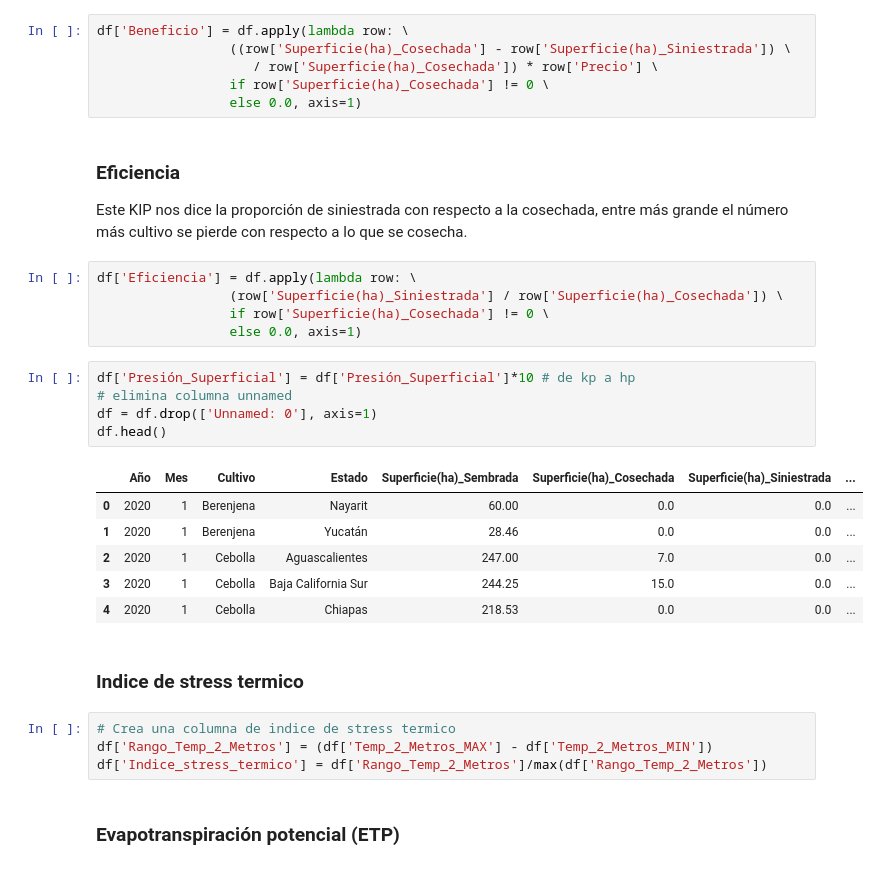
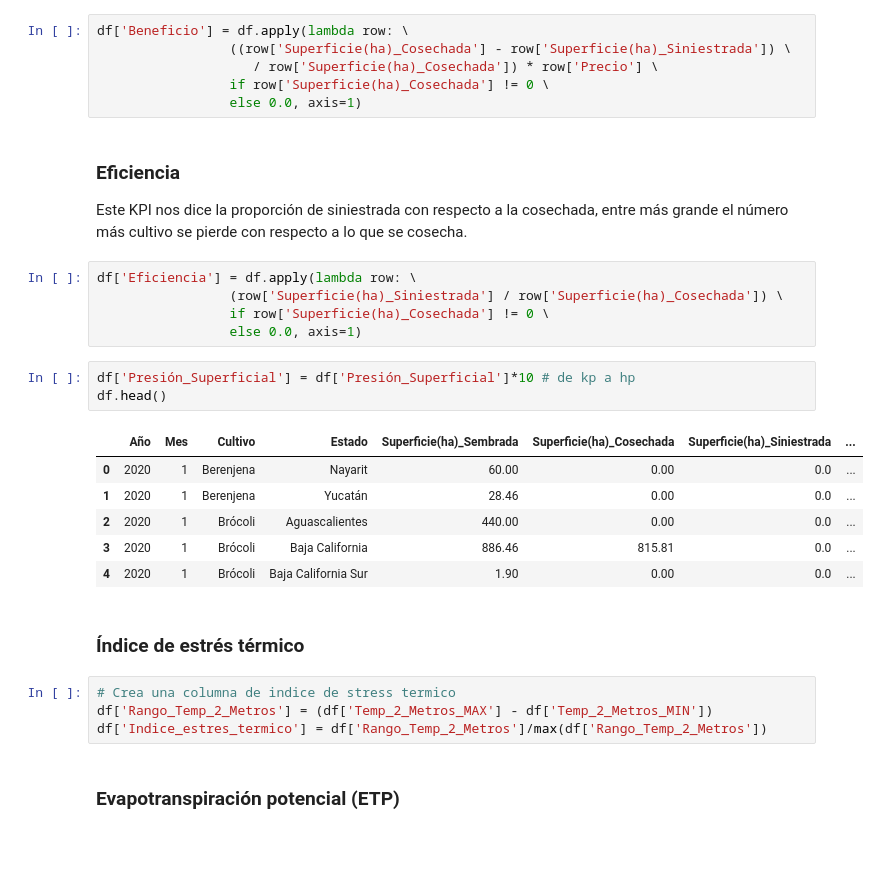
Before and after one commit to ProyectosMCD/RedBAMX, a Jupyter notebook: KPIs/KPIs.ipynb, the cells around one changed output. Saved outputs shown, nothing was run; the diff lists cells and outputs as text.

```diff
--- a/KPIs/KPIs.ipynb
+++ b/KPIs/KPIs.ipynb
@@ -36,7 +43,7 @@ df['Beneficio'] = df.apply(lambda row: \
 # %% [markdown]
 ### Eficiencia
 
-Este KIP nos dice la proporción de siniestrada con respecto a la cosechada, entre más grande el número más cultivo se pierde con respecto a lo que se cosecha.
+Este KPI nos dice la proporción de siniestrada con respecto a la cosechada, entre más grande el número más cultivo se pierde con respecto a lo que se cosecha.
 # %%
 df['Eficiencia'] = df.apply(lambda row: \
                  (row['Superficie(ha)_Siniestrada'] / row['Superficie(ha)_Cosechada']) \
@@ -44,22 +51,20 @@ df['Eficiencia'] = df.apply(lambda row: \
                  else 0.0, axis=1)
 # %%
 df['Presión_Superficial'] = df['Presión_Superficial']*10 # de kp a hp
-# elimina columna unnamed
-df = df.drop(['Unnamed: 0'], axis=1)
 df.head()
 # %% [output]
 |  | Año | Mes | Cultivo | Estado | Superficie(ha)_Sembrada | Superficie(ha)_Cosechada | Superficie(ha)_Siniestrada | ... |
-| 0 | 2020 | 1 | Berenjena | Nayarit | 60.00 | 0.0 | 0.0 | ... |
-| 1 | 2020 | 1 | Berenjena | Yucatán | 28.46 | 0.0 | 0.0 | ... |
-| 2 | 2020 | 1 | Cebolla | Aguascalientes | 247.00 | 7.0 | 0.0 | ... |
-| 3 | 2020 | 1 | Cebolla | Baja California Sur | 244.25 | 15.0 | 0.0 | ... |
-| 4 | 2020 | 1 | Cebolla | Chiapas | 218.53 | 0.0 | 0.0 | ... |
+| 0 | 2020 | 1 | Berenjena | Nayarit | 60.00 | 0.00 | 0.0 | ... |
+| 1 | 2020 | 1 | Berenjena | Yucatán | 28.46 | 0.00 | 0.0 | ... |
+| 2 | 2020 | 1 | Brócoli | Aguascalientes | 440.00 | 0.00 | 0.0 | ... |
+| 3 | 2020 | 1 | Brócoli | Baja California | 886.46 | 815.81 | 0.0 | ... |
+| 4 | 2020 | 1 | Brócoli | Baja California Sur | 1.90 | 0.00 | 0.0 | ... |
-# %% [markdown]
-### Indice de stress termico
+# %% [markdown]
+### Índice de estrés térmico
 # %%
 # Crea una columna de indice de stress termico
 df['Rango_Temp_2_Metros'] = (df['Temp_2_Metros_MAX'] - df['Temp_2_Metros_MIN'])
-df['Indice_stress_termico'] = df['Rango_Temp_2_Metros']/max(df['Rango_Temp_2_Metros'])
+df['Indice_estres_termico'] = df['Rango_Temp_2_Metros']/max(df['Rango_Temp_2_Metros'])
 # %% [markdown]
 ### Evapotranspiración potencial (ETP)
 # %%
```
Also changed, not shown: parts of 14 cells of this notebook.
